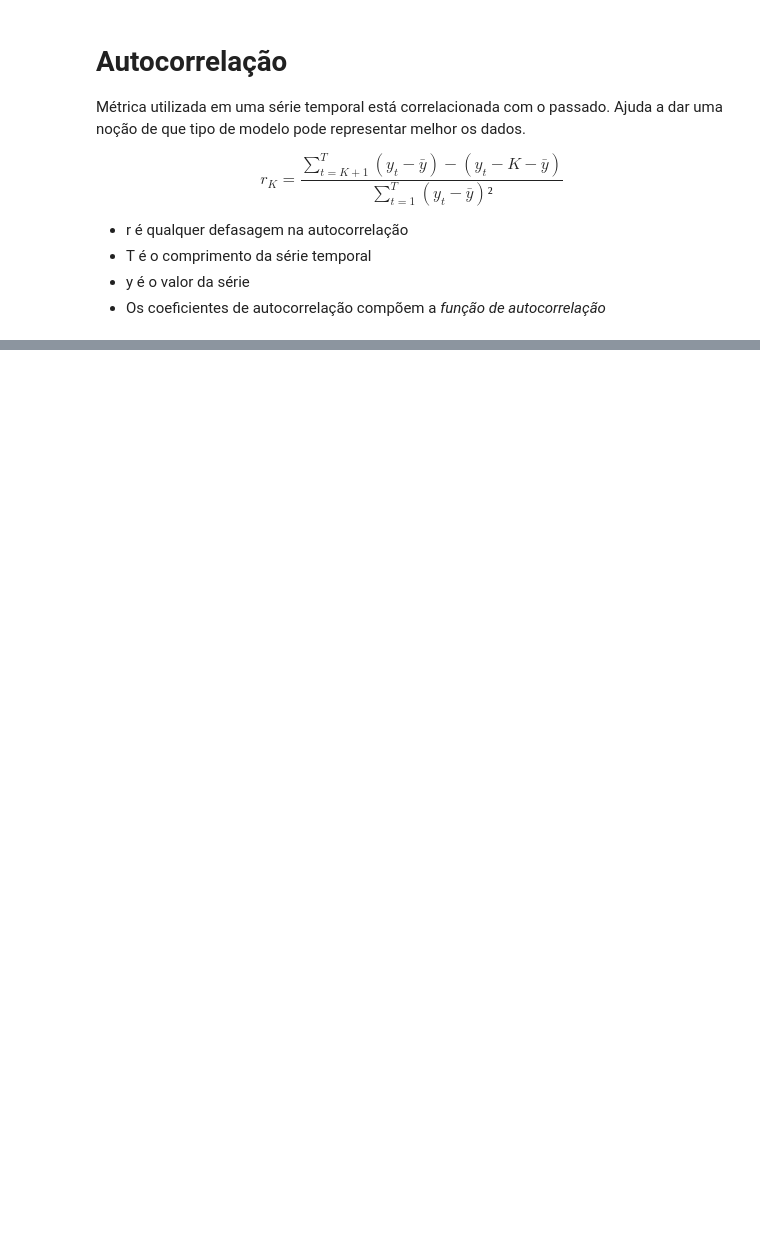
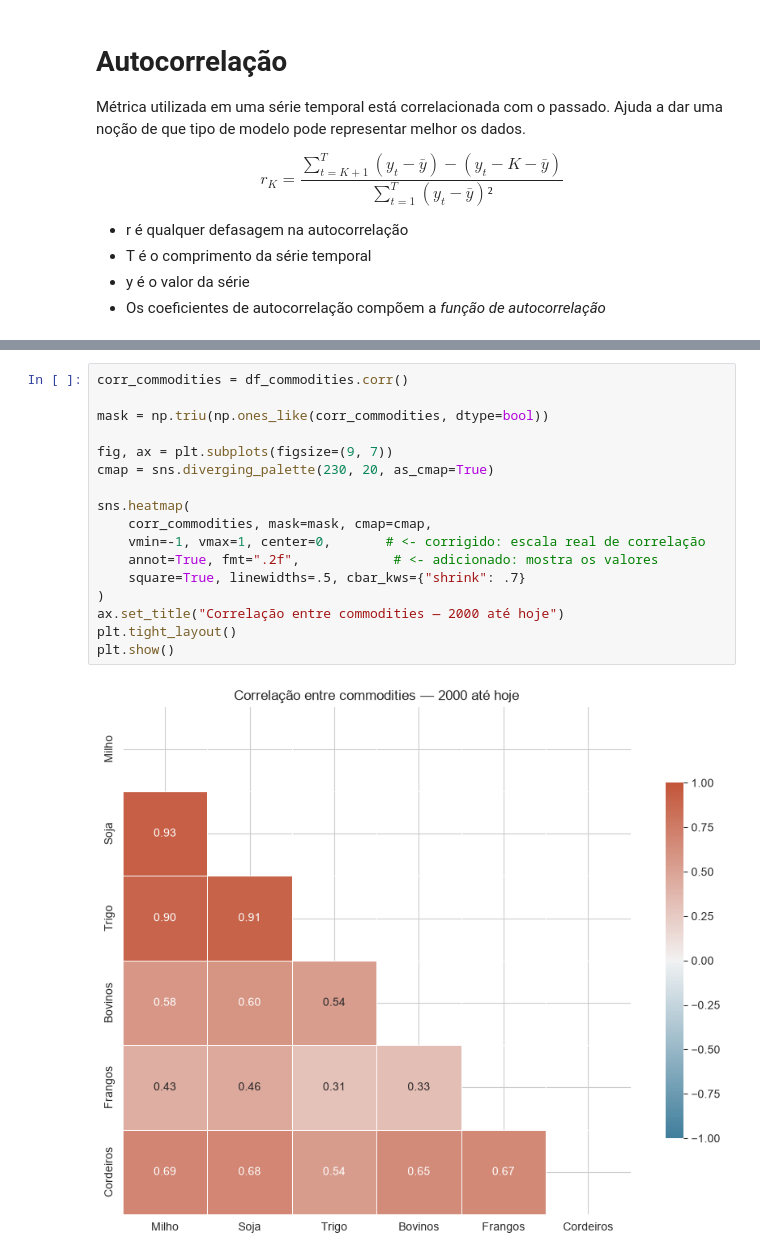
Before and after one commit to JAssalis/agro-market-correlation-dashboard, a Jupyter notebook: ARIMA.ipynb, the cells around one changed output, grey strips where cells are left out. Drawn from its saved outputs; the diff is of its cells as text; blank space fills up the shorter version.

```diff
--- a/ARIMA.ipynb
+++ b/ARIMA.ipynb
@@ -31,0 +173,19 @@ from datetime import date, timedelta
+# %%
+corr_commodities = df_commodities.corr()
+
+mask = np.triu(np.ones_like(corr_commodities, dtype=bool))
+
+fig, ax = plt.subplots(figsize=(9, 7))
+cmap = sns.diverging_palette(230, 20, as_cmap=True)
+
+sns.heatmap(
+    corr_commodities, mask=mask, cmap=cmap,
+    vmin=-1, vmax=1, center=0,       # <- corrigido: escala real de correlação
+    annot=True, fmt=".2f",            # <- adicionado: mostra os valores
+    square=True, linewidths=.5, cbar_kws={"shrink": .7}
+)
+ax.set_title("Correlação entre commodities — 2000 até hoje")
+plt.tight_layout()
+plt.show()
+# %% [output]
+[figure, added]
```
Also changed, not shown: parts of 28 cells of this notebook.
